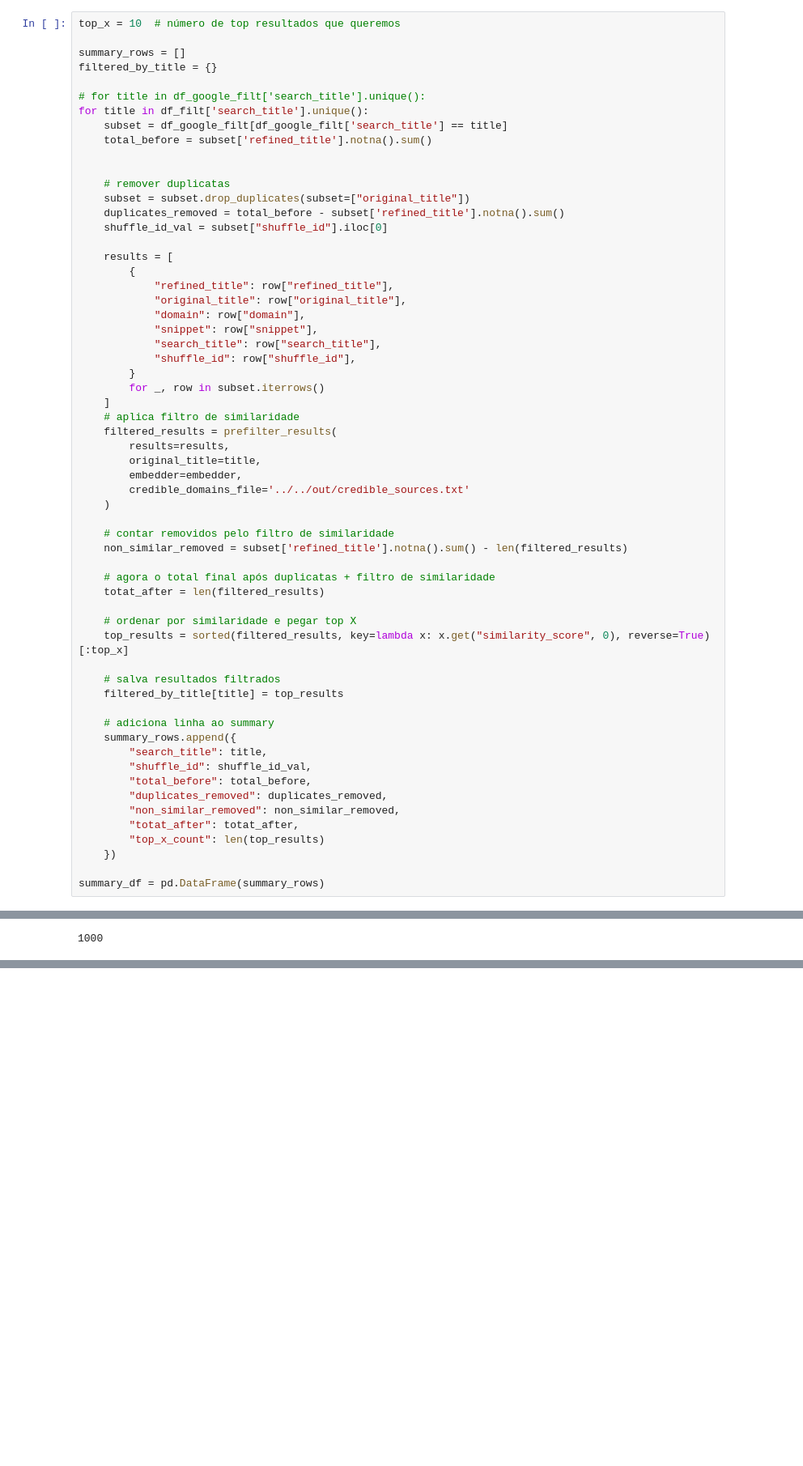
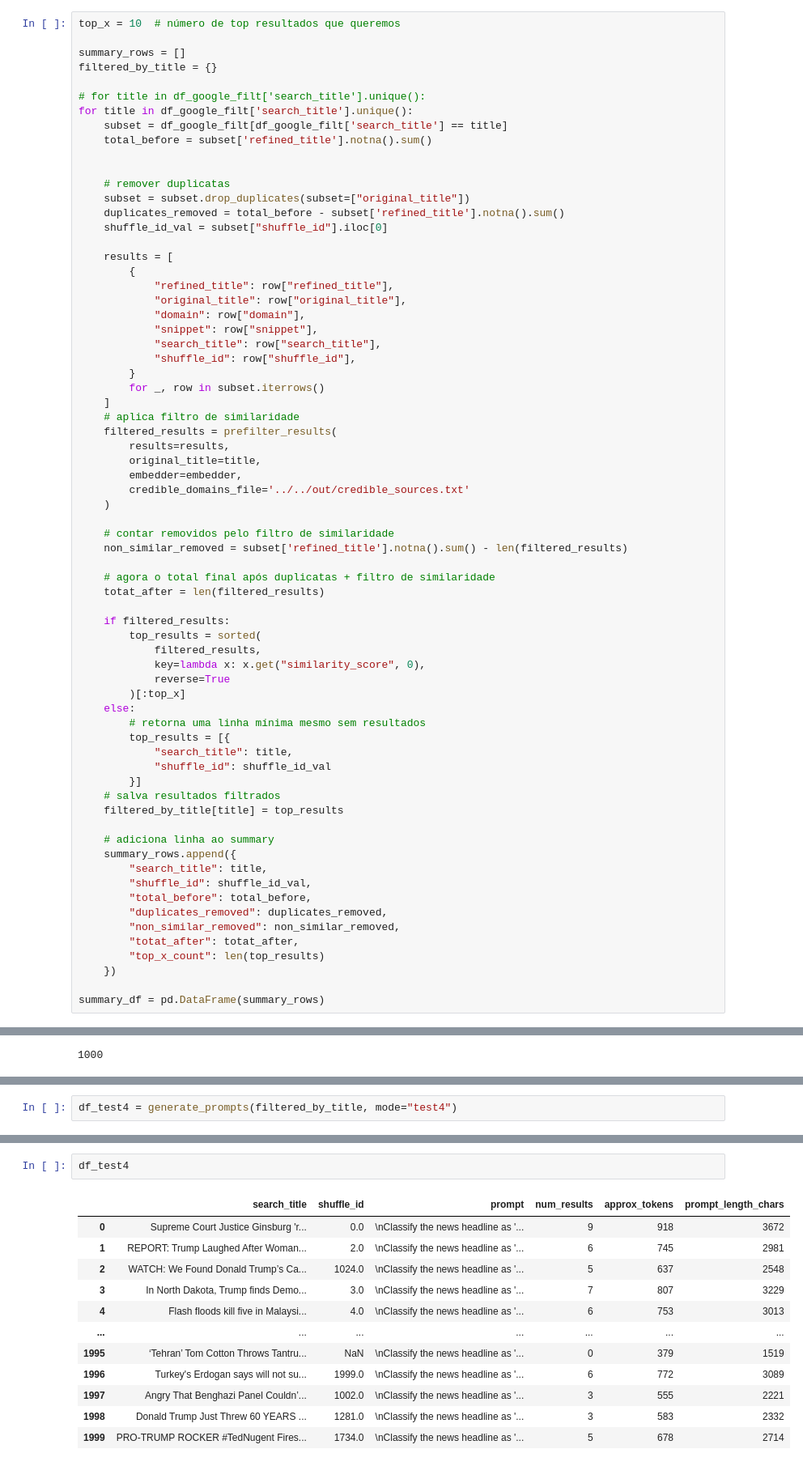
Before and after one commit to MariaLuizaCw/Fake-News-Detector, a Jupyter notebook: scripts/prompt_scripts/generate_prompts.ipynb, the cells around one changed output, grey strips where cells are left out. Shown at 81% size. Saved outputs shown, nothing was run; the diff lists cells and outputs as text; blank space fills up the shorter version.

Commit message:
fixed missing on google

```diff
--- a/scripts/prompt_scripts/generate_prompts.ipynb
+++ b/scripts/prompt_scripts/generate_prompts.ipynb
@@ -205,7 +205,7 @@ summary_rows = []
 filtered_by_title = {}
 
 # for title in df_google_filt['search_title'].unique():
-for title in df_filt['search_title'].unique():
+for title in df_google_filt['search_title'].unique():
     subset = df_google_filt[df_google_filt['search_title'] == title]
     total_before = subset['refined_title'].notna().sum()
 
@@ -240,9 +240,18 @@ for title in df_filt['search_title'].unique():
     # agora o total final após duplicatas + filtro de similaridade
     totat_after = len(filtered_results)
 
-    # ordenar por similaridade e pegar top X
-    top_results = sorted(filtered_results, key=lambda x: x.get("similarity_score", 0), reverse=True)[:top_x]
-
+    if filtered_results:
+        top_results = sorted(
+            filtered_results,
+            key=lambda x: x.get("similarity_score", 0),
+            reverse=True
+        )[:top_x]
+    else:
+        # retorna uma linha mínima mesmo sem resultados
+        top_results = [{
+            "search_title": title,
+            "shuffle_id": shuffle_id_val
+        }]
     # salva resultados filtrados
     filtered_by_title[title] = top_results
 
@@ -345,0 +375,2 @@ df_test3.to_sql(
+# %%
+df_test4 = generate_prompts(filtered_by_title, mode="test4")
@@ -345,0 +379,15 @@ df_test3.to_sql(
+# %%
+df_test4
+# %% [output]
+|  | search_title | shuffle_id | prompt | num_results | approx_tokens | prompt_length_chars |
+| 0 | Supreme Court Justice Ginsburg 'r... | 0.0 | \nClassify the news headline as '... | 9 | 918 | 3672 |
+| 1 | REPORT: Trump Laughed After Woman... | 2.0 | \nClassify the news headline as '... | 6 | 745 | 2981 |
+| 2 | WATCH: We Found Donald Trump’s Ca... | 1024.0 | \nClassify the news headline as '... | 5 | 637 | 2548 |
+| 3 | In North Dakota, Trump finds Demo... | 3.0 | \nClassify the news headline as '... | 7 | 807 | 3229 |
+| 4 | Flash floods kill five in Malaysi... | 4.0 | \nClassify the news headline as '... | 6 | 753 | 3013 |
+| ... | ... | ... | ... | ... | ... | ... |
+| 1995 | ‘Tehran’ Tom Cotton Throws Tantru... | NaN | \nClassify the news headline as '... | 0 | 379 | 1519 |
+| 1996 | Turkey's Erdogan says will not su... | 1999.0 | \nClassify the news headline as '... | 6 | 772 | 3089 |
+| 1997 | Angry That Benghazi Panel Couldn’... | 1002.0 | \nClassify the news headline as '... | 3 | 555 | 2221 |
+| 1998 | Donald Trump Just Threw 60 YEARS ... | 1281.0 | \nClassify the news headline as '... | 3 | 583 | 2332 |
+| 1999 | PRO-TRUMP ROCKER #TedNugent Fires... | 1734.0 | \nClassify the news headline as '... | 5 | 678 | 2714 |
```
Also changed, not shown: parts of 4 cells of this notebook, 3 other files.
